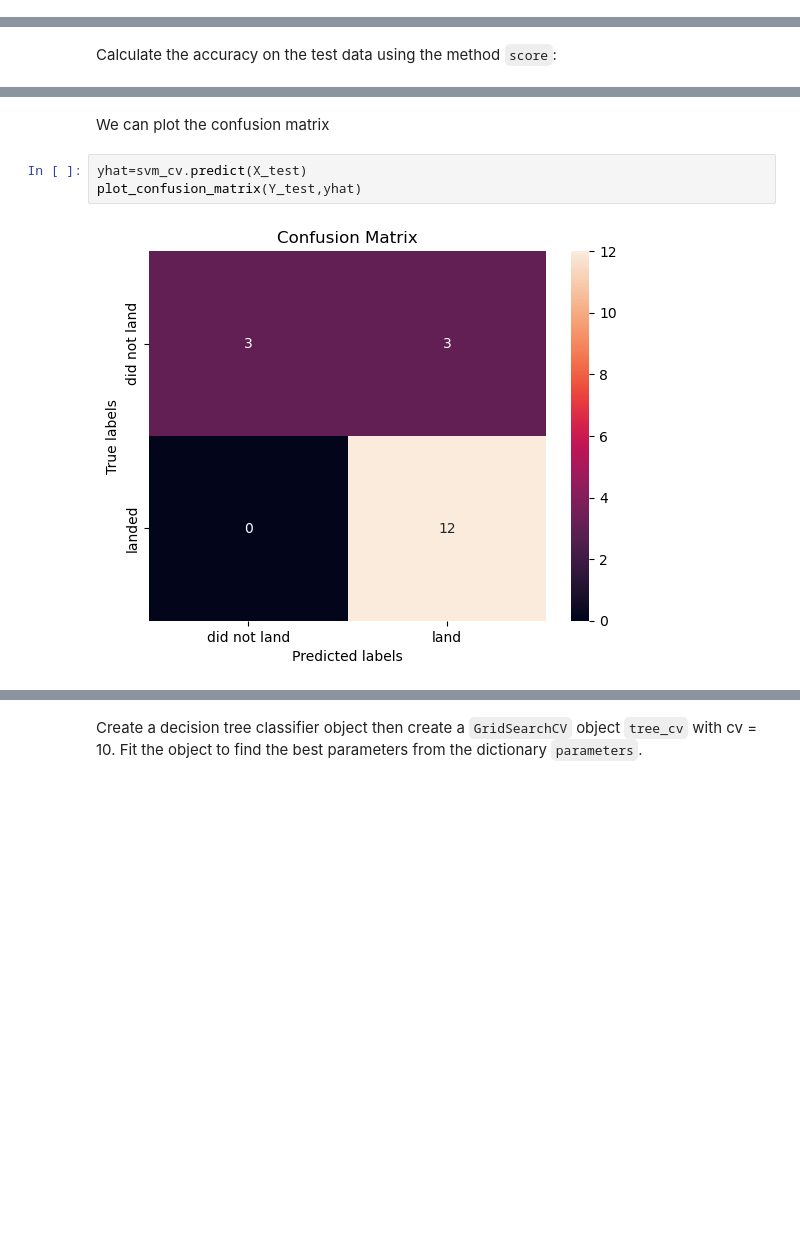
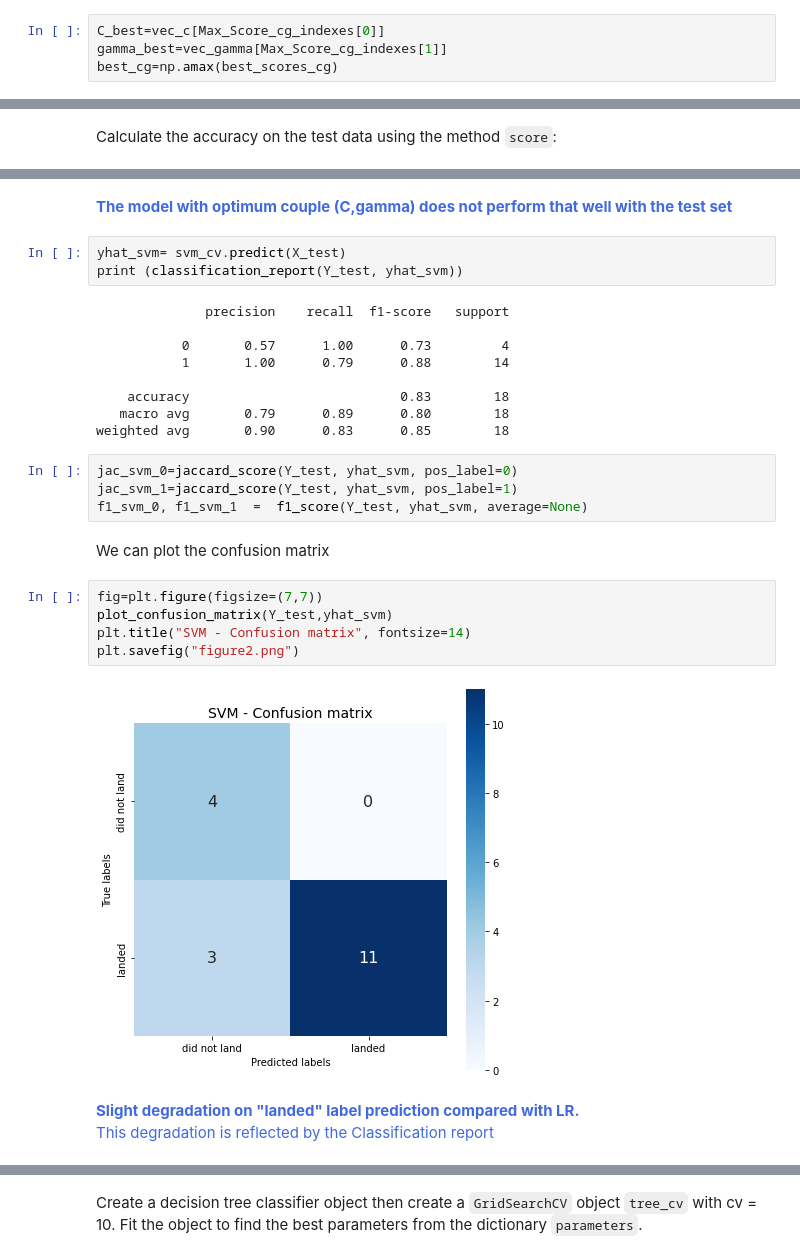
Before and after one commit to tomanmiruh/ibm_finalproject, a Jupyter notebook: Machine Learning Prediction.ipynb, the cells around one changed output, grey strips where cells are left out. Cells and saved outputs as stored; diff of their text form; blank space fills up the shorter version.

```diff
--- a/Machine Learning Prediction.ipynb
+++ b/Machine Learning Prediction.ipynb
@@ -242,0 +478,4 @@ accuracy : 0.8482142857142856
+# %%
+C_best=vec_c[Max_Score_cg_indexes[0]]
+gamma_best=vec_gamma[Max_Score_cg_indexes[1]]
+best_cg=np.amax(best_scores_cg)
@@ -251,7 +529,29 @@ accuracy : 0.8333333333333334
+# %% [markdown]
+<span style="color:#4169E1"> <b> The model with optimum couple (C,gamma) does not perform that well with the test set </b> </span>
+# %%
+yhat_svm= svm_cv.predict(X_test)
+print (classification_report(Y_test, yhat_svm))
+# %% [output]
+              precision    recall  f1-score   support
+
+           0       0.57      1.00      0.73         4
+           1       1.00      0.79      0.88        14
+
+    accuracy                           0.83        18
+   macro avg       0.79      0.89      0.80        18
+weighted avg       0.90      0.83      0.85        18
+# %%
+jac_svm_0=jaccard_score(Y_test, yhat_svm, pos_label=0)
+jac_svm_1=jaccard_score(Y_test, yhat_svm, pos_label=1)
+f1_svm_0, f1_svm_1  =  f1_score(Y_test, yhat_svm, average=None)
 # %% [markdown]
 We can plot the confusion matrix
-# %%
-yhat=svm_cv.predict(X_test)
-plot_confusion_matrix(Y_test,yhat)
-# %% [output]
-[figure, removed]
+# %%
+fig=plt.figure(figsize=(7,7))
+plot_confusion_matrix(Y_test,yhat_svm)
+plt.title("SVM - Confusion matrix", fontsize=14)
+plt.savefig("figure2.png")
+# %% [output]
+[figure, added]
+# %% [markdown]
+<span style="color:#4169E1"> <b> Slight degradation on "landed" label prediction compared with LR. </b> <br>  This degradation is reflected by the Classification report </span>
```
Also changed, not shown: parts of 101 cells of this notebook.
